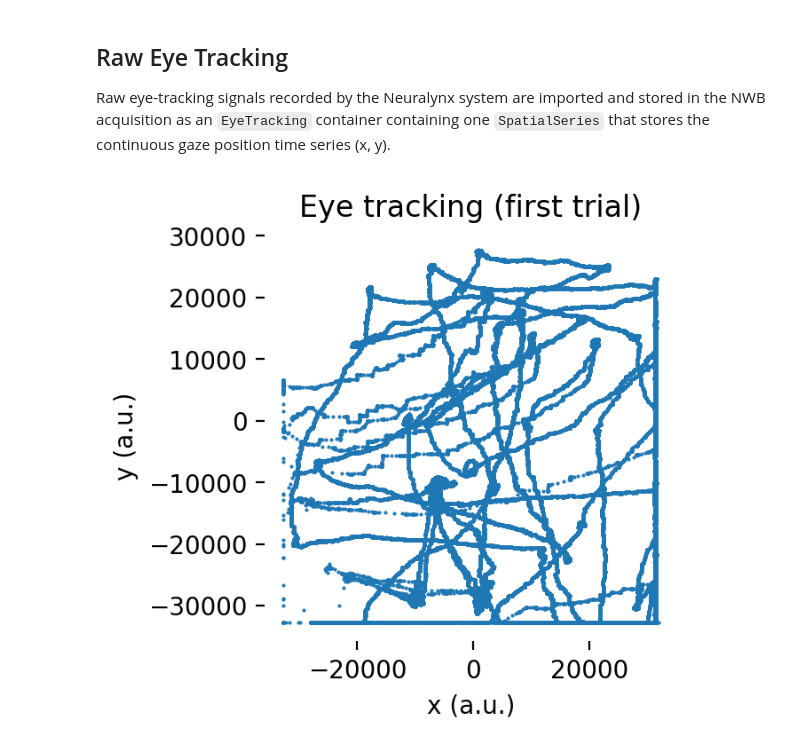
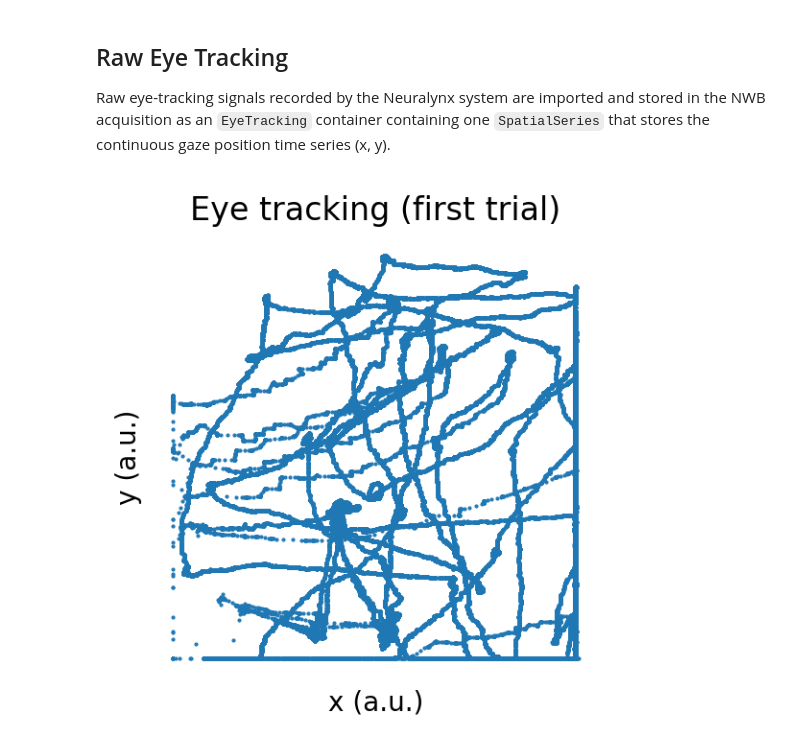
Before and after one commit to catalystneuro/schwerdt-lab-to-nwb, a Jupyter notebook: src/schwerdt_lab_to_nwb/tutorials/final_meeting_nwb_tutorial.ipynb, the cells around one changed output. Drawn from its saved outputs; the diff is of its cells as text; code cells hidden in the pictures.

```diff
--- a/src/schwerdt_lab_to_nwb/tutorials/final_meeting_nwb_tutorial.ipynb
+++ b/src/schwerdt_lab_to_nwb/tutorials/final_meeting_nwb_tutorial.ipynb
@@ -736,20 +736,22 @@ container containing one `SpatialSeries` that stores the continuous gaze positio
 # %%
 eye_tracking = nwbfile.acquisition["EyeTracking"]
 eye_tracking_series = eye_tracking["eye_tracking_series"]
 
 data = np.array(eye_tracking_series.data)
 rate = float(eye_tracking_series.rate)
 
 trial_start = nwbfile.trials["start_time"][0]
 trial_stop = nwbfile.trials["stop_time"][0]
 
 plt.figure(figsize=(3,3), dpi=200)
 
 plt.plot(data[int(rate*trial_start):int(rate*trial_stop), 0], data[int(rate*trial_start):int(rate*trial_stop),1], '.', markersize=1)
 plt.xlabel('x (a.u.)')
 plt.ylabel('y (a.u.)')
+plt.yticks([])
+plt.xticks([])
 plt.title('Eye tracking (first trial)')
 plt.gca().set_frame_on(False)
 plt.show()
 # %% [output]
-[figure, old version]
+[figure, new version]
```
Also changed, not shown: parts of 1 cell of this notebook.
